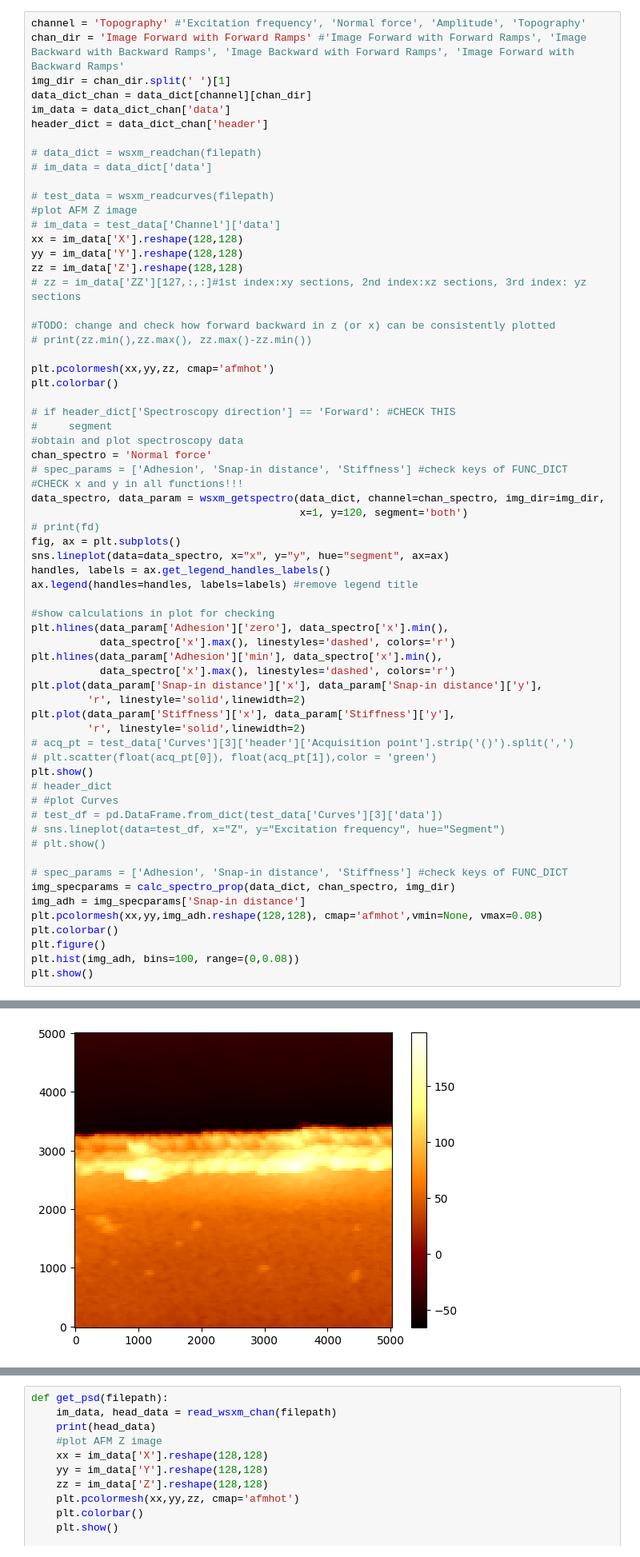
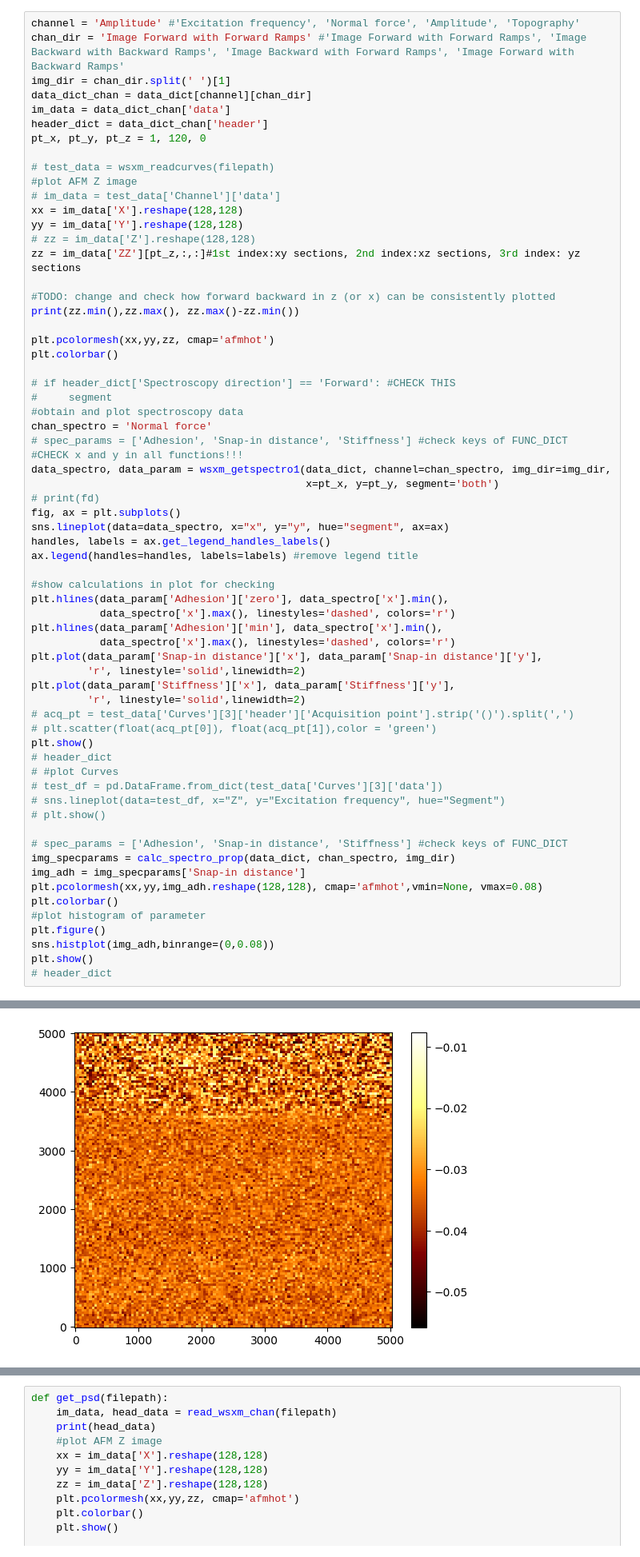
Before and after one commit to PranavSudersan/AFM-Dashboard, a Jupyter notebook: Calibrator.ipynb, the cells around one changed output, grey strips where cells are left out. Shown at 80% size. Saved outputs shown, nothing was run; the diff lists cells and outputs as text.

Commit message:
Update Calibrator.ipynb and wsxm_read.py Separated some file read routines into a file "wsxm.py" function to read *.stp spectroscopy file done

```diff
--- a/Calibrator.ipynb
+++ b/Calibrator.ipynb
@@ -420,24 +218,22 @@ dict_keys(['Excitation frequency', 'Phase'])
 # %%
-channel = 'Topography' #'Excitation frequency', 'Normal force', 'Amplitude', 'Topography'
+channel = 'Amplitude' #'Excitation frequency', 'Normal force', 'Amplitude', 'Topography'
 chan_dir = 'Image Forward with Forward Ramps' #'Image Forward with Forward Ramps', 'Image Backward with Backward Ramps', 'Image Backward with Forward Ramps', 'Image Forward with Backward Ramps'
 img_dir = chan_dir.split(' ')[1]
 data_dict_chan = data_dict[channel][chan_dir]
 im_data = data_dict_chan['data']
 header_dict = data_dict_chan['header']
-
-# data_dict = wsxm_readchan(filepath)
-# im_data = data_dict['data']
+pt_x, pt_y, pt_z = 1, 120, 0
 
 # test_data = wsxm_readcurves(filepath)
 #plot AFM Z image
 # im_data = test_data['Channel']['data']
 xx = im_data['X'].reshape(128,128)
 yy = im_data['Y'].reshape(128,128)
-zz = im_data['Z'].reshape(128,128)
-# zz = im_data['ZZ'][127,:,:]#1st index:xy sections, 2nd index:xz sections, 3rd index: yz sections
+# zz = im_data['Z'].reshape(128,128)
+zz = im_data['ZZ'][pt_z,:,:]#1st index:xy sections, 2nd index:xz sections, 3rd index: yz sections
 
 #TODO: change and check how forward backward in z (or x) can be consistently plotted
-# print(zz.min(),zz.max(), zz.max()-zz.min())
+print(zz.min(),zz.max(), zz.max()-zz.min())
 
 plt.pcolormesh(xx,yy,zz, cmap='afmhot')
 plt.colorbar()
@@ -448,8 +244,8 @@ plt.colorbar()
 chan_spectro = 'Normal force'
 # spec_params = ['Adhesion', 'Snap-in distance', 'Stiffness'] #check keys of FUNC_DICT
 #CHECK x and y in all functions!!!
-data_spectro, data_param = wsxm_getspectro(data_dict, channel=chan_spectro, img_dir=img_dir,
-                                           x=1, y=120, segment='both')
+data_spectro, data_param = wsxm_getspectro1(data_dict, channel=chan_spectro, img_dir=img_dir,
+                                            x=pt_x, y=pt_y, segment='both')
 # print(fd)
 fig, ax = plt.subplots()
 sns.lineplot(data=data_spectro, x="x", y="y", hue="segment", ax=ax)
@@ -479,7 +275,9 @@ img_specparams = calc_spectro_prop(data_dict, chan_spectro, img_dir)
 img_adh = img_specparams['Snap-in distance']
 plt.pcolormesh(xx,yy,img_adh.reshape(128,128), cmap='afmhot',vmin=None, vmax=0.08)
 plt.colorbar()
+#plot histogram of parameter
 plt.figure()
-plt.hist(img_adh, bins=100, range=(0,0.08))
+sns.histplot(img_adh,binrange=(0,0.08))
 plt.show()
+# header_dict
 # %% [output]
@@ -486,3 +285,3 @@ plt.show()
-[figure, old version]
+[figure, new version]
 [figure]
 [figure]
```
Also changed, not shown: parts of 8 cells of this notebook, 1 other file.
